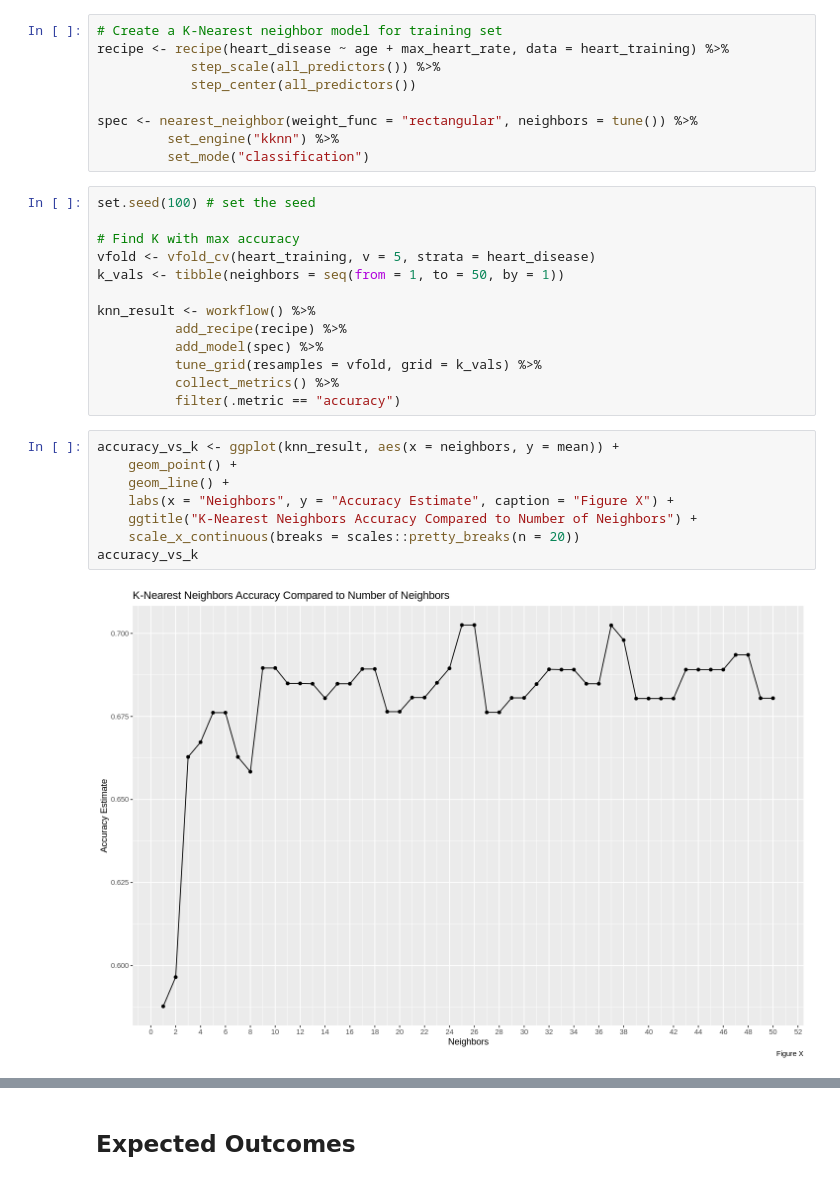
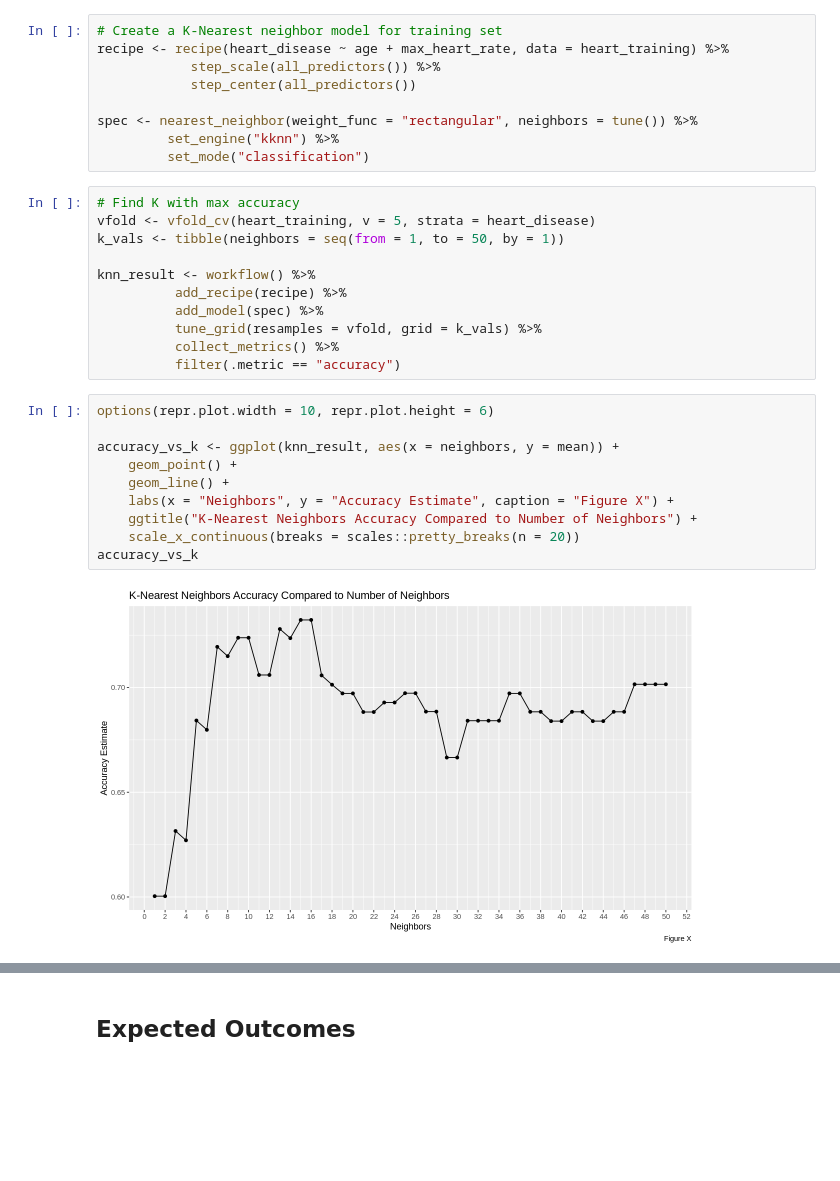
Before and after one commit to CameronGeisler/dsci-project, a Jupyter notebook: project.ipynb, the cells around one changed output, grey strips where cells are left out. Drawn from its saved outputs; the diff is of its cells as text; blank space fills up the shorter version.

```diff
--- a/project.ipynb
+++ b/project.ipynb
@@ -165,8 +165,6 @@ spec <- nearest_neighbor(weight_func = "rectangular", neighbors = tune()) %>%
          set_engine("kknn") %>%
          set_mode("classification")
 # %%
-set.seed(100) # set the seed
-
 # Find K with max accuracy
 vfold <- vfold_cv(heart_training, v = 5, strata = heart_disease)
 k_vals <- tibble(neighbors = seq(from = 1, to = 50, by = 1))
@@ -178,15 +176,17 @@ knn_result <- workflow() %>%
           collect_metrics() %>%
           filter(.metric == "accuracy")
 # %%
+options(repr.plot.width = 10, repr.plot.height = 6)
+
 accuracy_vs_k <- ggplot(knn_result, aes(x = neighbors, y = mean)) +
     geom_point() +
     geom_line() +
     labs(x = "Neighbors", y = "Accuracy Estimate", caption = "Figure X") +
     ggtitle("K-Nearest Neighbors Accuracy Compared to Number of Neighbors") +
     scale_x_continuous(breaks = scales::pretty_breaks(n = 20))
 accuracy_vs_k
 # %% [output]
-[figure, old version]
+[figure, new version]
 # %%
 max_accuracy <- knn_result %>%
   filter(mean == max(mean))
```
Also changed, not shown: parts of 5 cells of this notebook.
